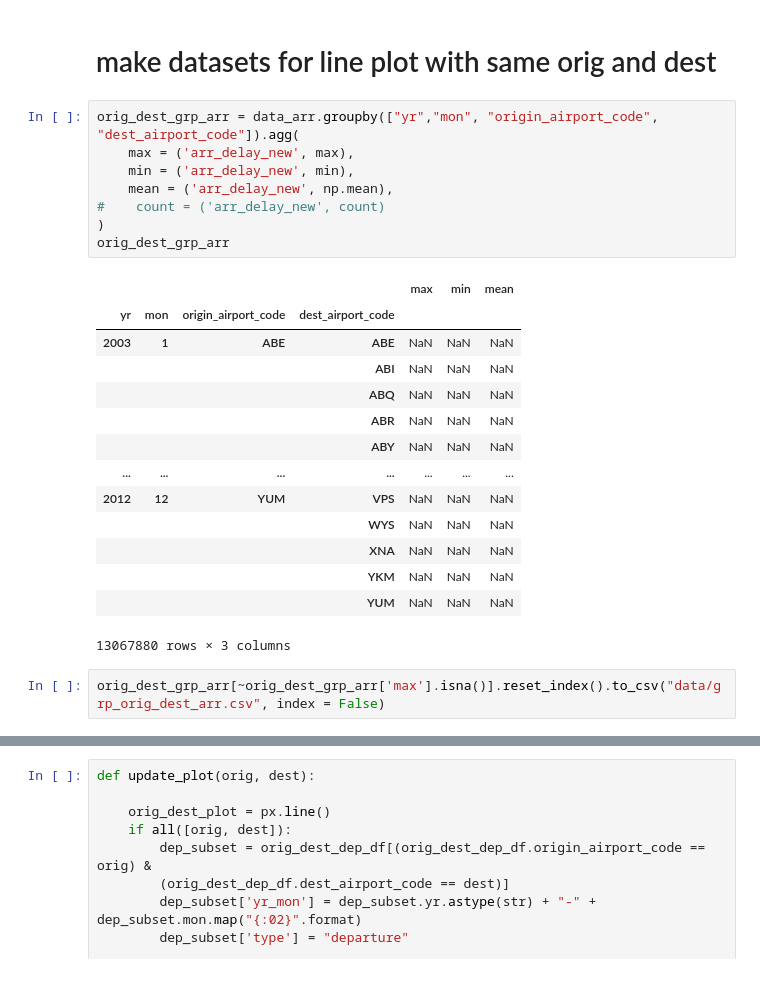
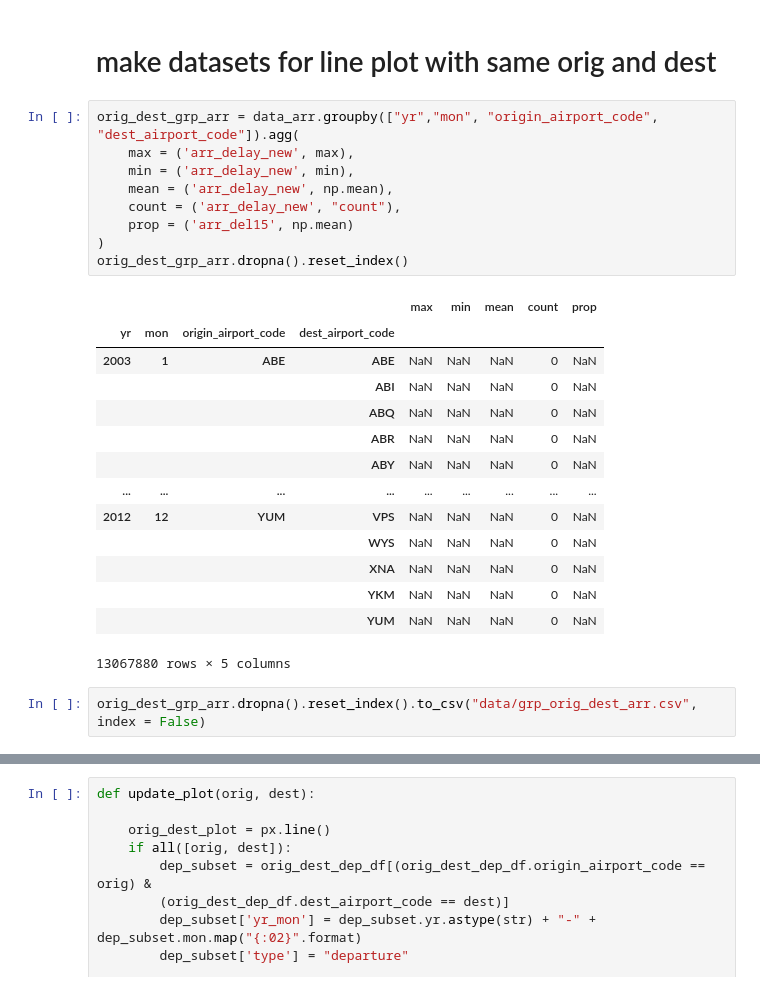
Before and after one commit to jiatongyip/delayover, a Jupyter notebook: frontend/data_prep.ipynb, the cells around one changed output, grey strips where cells are left out. Drawn from its saved outputs; the diff is of its cells as text.

```diff
--- a/frontend/data_prep.ipynb
+++ b/frontend/data_prep.ipynb
@@ -257,28 +260,29 @@ print(sorted(data_dep.u_carrier.unique()))
 # %%
 orig_dest_grp_arr = data_arr.groupby(["yr","mon", "origin_airport_code",  "dest_airport_code"]).agg(
     max = ('arr_delay_new', max),
     min = ('arr_delay_new', min),
     mean = ('arr_delay_new', np.mean),
-#    count = ('arr_delay_new', count)
+    count = ('arr_delay_new', "count"),
+    prop = ('arr_del15', np.mean)
 )
-orig_dest_grp_arr
+orig_dest_grp_arr.dropna().reset_index()
 # %% [output]
-|  |  |  |  | max | min | mean |
-| yr | mon | origin_airport_code | dest_airport_code |  |  |  |
-| 2003 | 1 | ABE | ABE | NaN | NaN | NaN |
-|  |  |  | ABI | NaN | NaN | NaN |
-|  |  |  | ABQ | NaN | NaN | NaN |
-|  |  |  | ABR | NaN | NaN | NaN |
-|  |  |  | ABY | NaN | NaN | NaN |
-| ... | ... | ... | ... | ... | ... | ... |
-| 2012 | 12 | YUM | VPS | NaN | NaN | NaN |
-|  |  |  | WYS | NaN | NaN | NaN |
-|  |  |  | XNA | NaN | NaN | NaN |
-|  |  |  | YKM | NaN | NaN | NaN |
-|  |  |  | YUM | NaN | NaN | NaN |
+|  |  |  |  | max | min | mean | count | prop |
+| yr | mon | origin_airport_code | dest_airport_code |  |  |  |  |  |
+| 2003 | 1 | ABE | ABE | NaN | NaN | NaN | 0 | NaN |
+|  |  |  | ABI | NaN | NaN | NaN | 0 | NaN |
+|  |  |  | ABQ | NaN | NaN | NaN | 0 | NaN |
+|  |  |  | ABR | NaN | NaN | NaN | 0 | NaN |
+|  |  |  | ABY | NaN | NaN | NaN | 0 | NaN |
+| ... | ... | ... | ... | ... | ... | ... | ... | ... |
+| 2012 | 12 | YUM | VPS | NaN | NaN | NaN | 0 | NaN |
+|  |  |  | WYS | NaN | NaN | NaN | 0 | NaN |
+|  |  |  | XNA | NaN | NaN | NaN | 0 | NaN |
+|  |  |  | YKM | NaN | NaN | NaN | 0 | NaN |
+|  |  |  | YUM | NaN | NaN | NaN | 0 | NaN |
-13067880 rows × 3 columns
+13067880 rows × 5 columns
 # %%
-orig_dest_grp_arr[~orig_dest_grp_arr['max'].isna()].reset_index().to_csv("data/grp_orig_dest_arr.csv", index = False)
+orig_dest_grp_arr.dropna().reset_index().to_csv("data/grp_orig_dest_arr.csv", index = False)
 # %%
 orig_dest_grp_dep = data_dep.groupby(["yr","mon", "origin_airport_code",  "dest_airport_code"]).agg(
     max = ('dep_delay_new', max),
```
Also changed, not shown: parts of 20 cells of this notebook, 1 other file.
